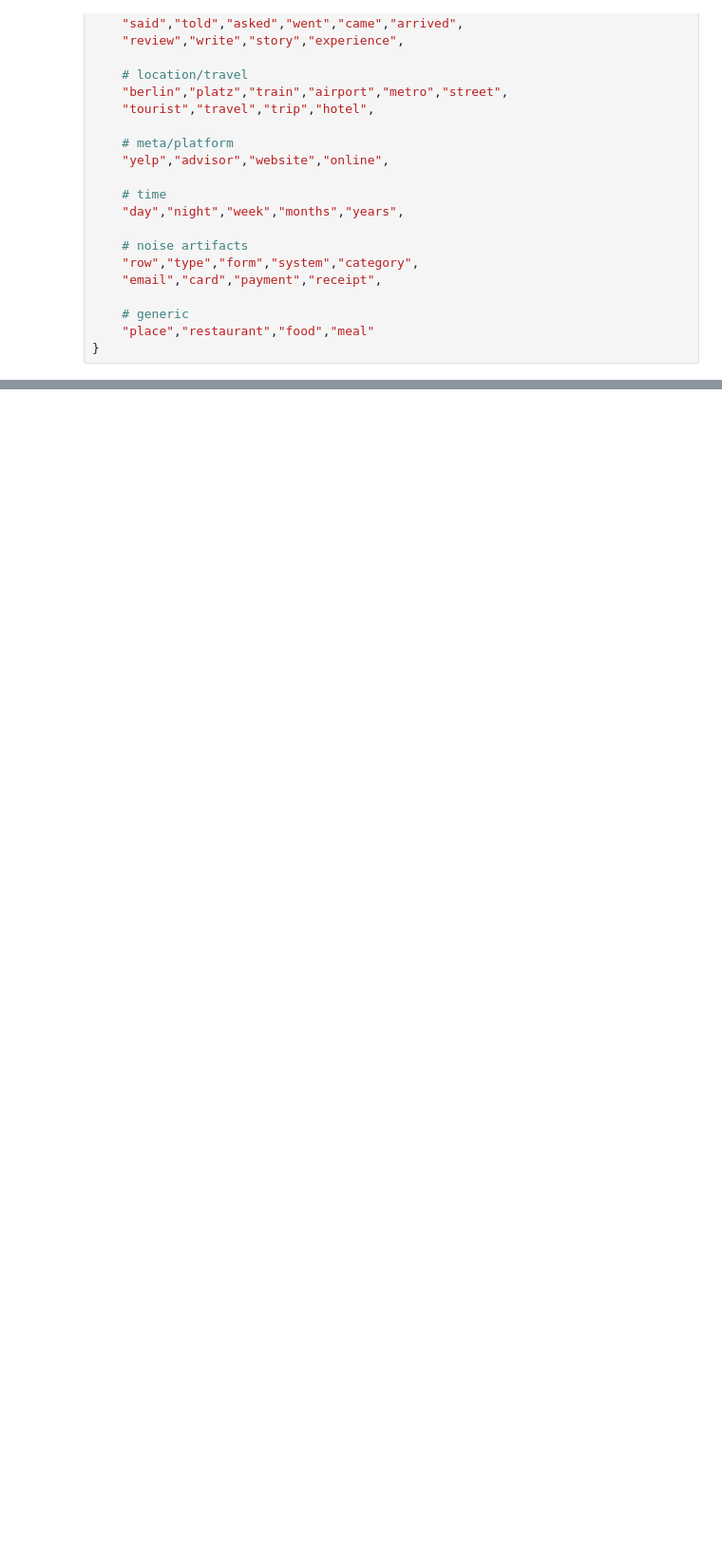
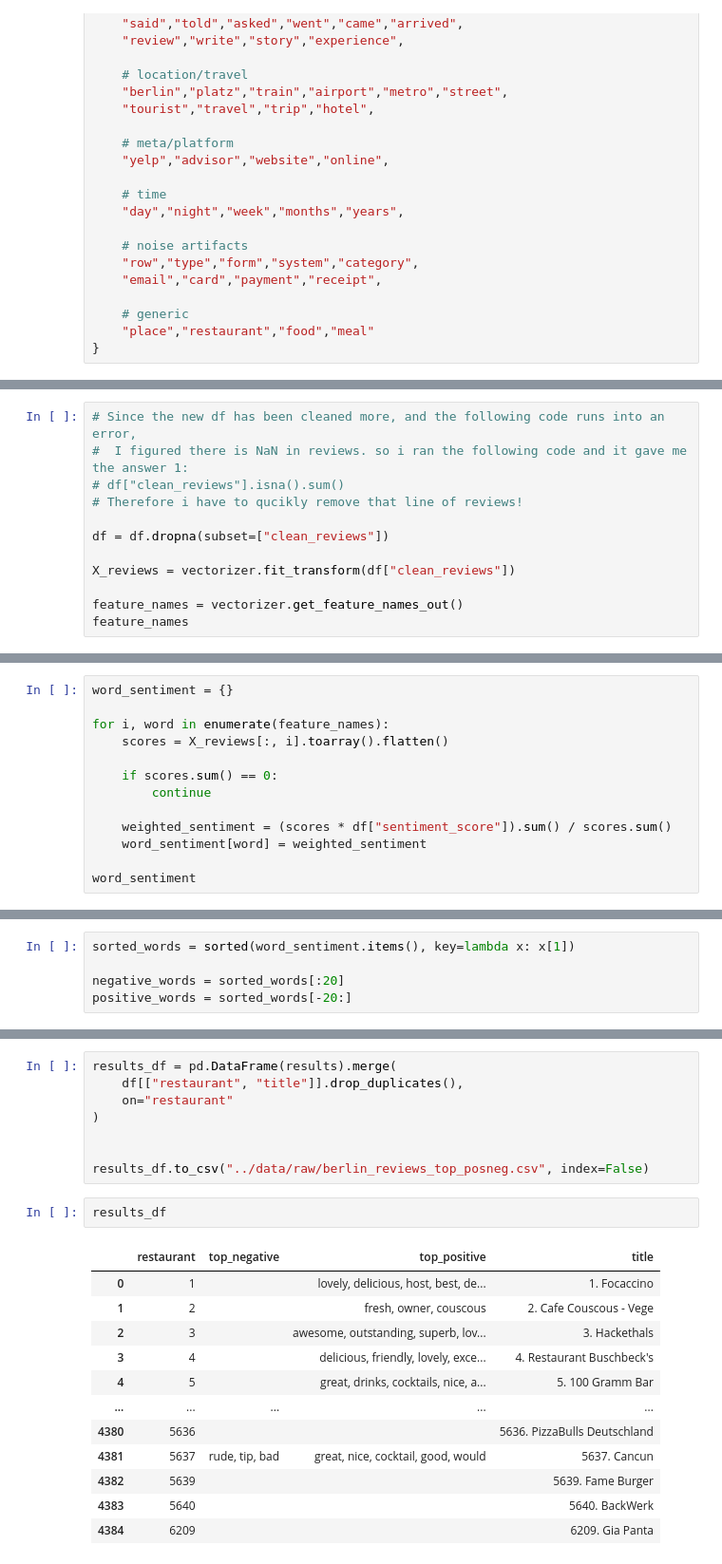
Before and after one commit to its30NA/berlin_bites, a Jupyter notebook: notebooks/03. eda.ipynb, the cells around one changed output, grey strips where cells are left out. Shown at 95% size. Saved outputs shown, nothing was run; the diff lists cells and outputs as text; blank space fills up the shorter version.

Commit message:
Done with Vader and TFidf for now, time to get more insights out of restaurants

```diff
--- a/notebooks/03. eda.ipynb
+++ b/notebooks/03. eda.ipynb
@@ -339,0 +373,12 @@ Now i have done
+# %%
+# Since the new df has been cleaned more, and the following code runs into an error,
+#  I figured there is NaN in reviews. so i ran the following code and it gave me the answer 1:
+# df["clean_reviews"].isna().sum()
+# Therefore i have to qucikly remove that line of reviews!
+
+df = df.dropna(subset=["clean_reviews"])
+
+X_reviews = vectorizer.fit_transform(df["clean_reviews"])
+
+feature_names = vectorizer.get_feature_names_out()
+feature_names
@@ -339,0 +388,13 @@ Now i have done
+# %%
+word_sentiment = {}
+
+for i, word in enumerate(feature_names):
+    scores = X_reviews[:, i].toarray().flatten()
+
+    if scores.sum() == 0:
+        continue
+
+    weighted_sentiment = (scores * df["sentiment_score"]).sum() / scores.sum()
+    word_sentiment[word] = weighted_sentiment
+
+word_sentiment
@@ -339,0 +419,5 @@ Now i have done
+# %%
+sorted_words = sorted(word_sentiment.items(), key=lambda x: x[1])
+
+negative_words = sorted_words[:20]
+positive_words = sorted_words[-20:]
@@ -339,0 +471,23 @@ Now i have done
+# %%
+results_df = pd.DataFrame(results).merge(
+    df[["restaurant", "title"]].drop_duplicates(),
+    on="restaurant"
+)
+
+
+results_df.to_csv("../data/raw/berlin_reviews_top_posneg.csv", index=False)
+# %%
+results_df
+# %% [output]
+|  | restaurant | top_negative | top_positive | title |
+| 0 | 1 |  | lovely, delicious, host, best, de... | 1. Focaccino |
+| 1 | 2 |  | fresh, owner, couscous | 2. Cafe Couscous - Vege |
+| 2 | 3 |  | awesome, outstanding, superb, lov... | 3. Hackethals |
+| 3 | 4 |  | delicious, friendly, lovely, exce... | 4. Restaurant Buschbeck's |
+| 4 | 5 |  | great, drinks, cocktails, nice, a... | 5. 100 Gramm Bar |
+| ... | ... | ... | ... | ... |
+| 4380 | 5636 |  |  | 5636. PizzaBulls Deutschland |
+| 4381 | 5637 | rude, tip, bad | great, nice, cocktail, good, would | 5637. Cancun |
+| 4382 | 5639 |  |  | 5639. Fame Burger |
+| 4383 | 5640 |  |  | 5640. BackWerk |
+| 4384 | 6209 |  |  | 6209. Gia Panta |
```
Also changed, not shown: parts of 15 cells of this notebook.
